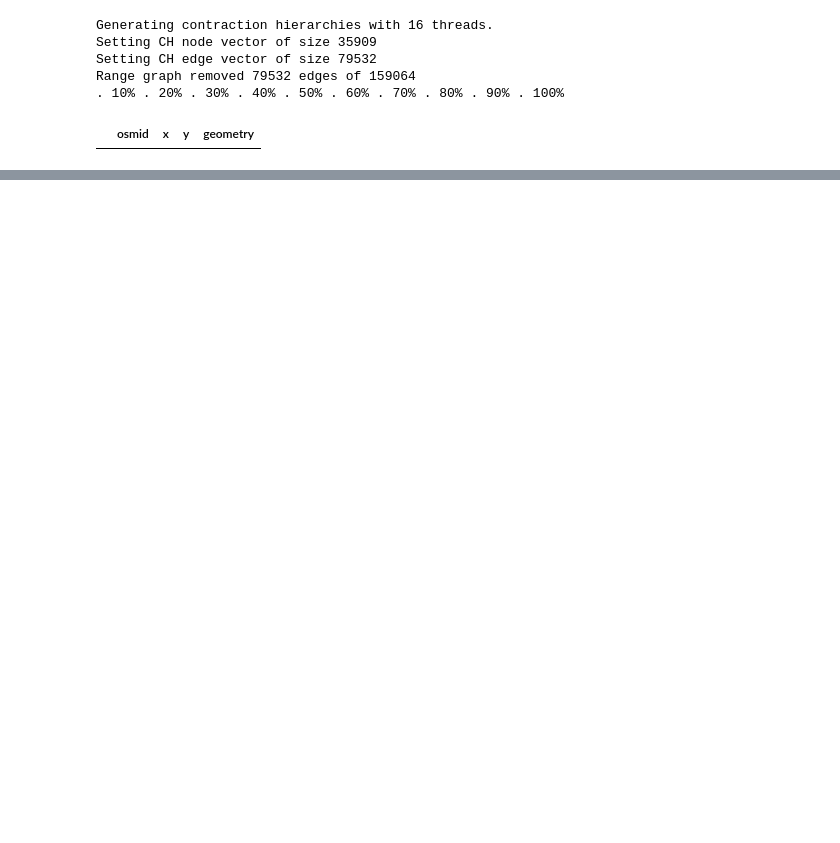
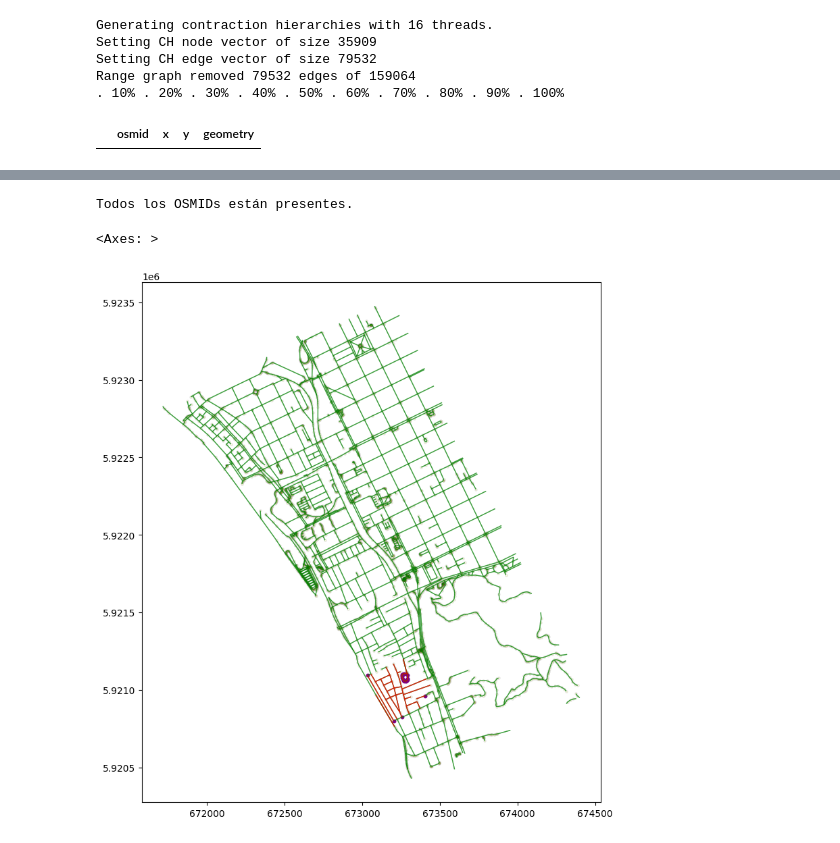
Before and after one commit to diegoalrv/clbb-io, a Jupyter notebook: notebooks/streets.ipynb, the cells around one changed output, grey strips where cells are left out. Cells and saved outputs as stored; diff of their text form; code cells hidden in the pictures; blank space fills up the shorter version.

Commit message:
heatmaps, plates combination, exporting maps OK

```diff
--- a/notebooks/streets.ipynb
+++ b/notebooks/streets.ipynb
@@ -183,0 +296,20 @@ nodes[~((nodes['osmid'].isin(edges['from']))|(nodes['osmid'].isin(edges['to'])))
+# %%
+plates = gpd.read_file('/app/assets/plates/all')
+area = gpd.read_file('/app/assets/area_scope')
+area = area[['geometry']].to_crs(32718)
+actual_nodes, actual_edges, future_nodes, future_edges = load_data()
+dataset = load_data_dict()
+dataset = filter_data_dict(dataset, area)
+# %%
+# Suponiendo que nodes_df y edges_df son tus DataFrames de nodos y arcos
+nodes_osmid = set(future_nodes['osmid'])
+edges_from_to = set(future_edges['from']).union(set(future_edges['to']))
+
+# Verificar si todos los 'osmid' de edges están en nodes
+missing_osmids = edges_from_to - nodes_osmid
+if missing_osmids:
+    print(f"OSMIDs faltantes: {missing_osmids}")
+else:
+    print("Todos los OSMIDs están presentes.")
+# %% [output]
+Todos los OSMIDs están presentes.
@@ -183,0 +341,49 @@ nodes[~((nodes['osmid'].isin(edges['from']))|(nodes['osmid'].isin(edges['to'])))
+# %%
+def get_df(dataset, time='actual', var='nodes'):
+    return dataset[time][var]
+def get_df_plate(dataset, time='actual', var='nodes', plate_id='1'):
+    df = get_df(dataset, time, var)
+    return df[df['plate_id']==plate_id]
+
+plate_id = 7
+
+nodes_res = pd.concat([
+    dataset['actual']['nodes'].loc[dataset['actual']['nodes']['plate_id']!=plate_id],
+    dataset['future']['nodes'].loc[dataset['future']['nodes']['plate_id']==plate_id],
+    ]
+)
+edges_res = pd.concat([
+    dataset['actual']['edges'].loc[dataset['actual']['edges']['plate_id']!=plate_id],
+    dataset['future']['edges'].loc[dataset['future']['edges']['plate_id']==plate_id],
+    ]
+)
+
+original_nodes = nodes_res.copy()
+
+edges_plate = get_df_plate(dataset, plate_id=plate_id, var='edges', time='future')
+
+def calc_nodes_to_fix(nodes_res, edges_plate):
+    nodes_in_edges = pd.concat([
+        edges_plate[['from']].rename(columns={'from':'osmid'}),
+        edges_plate[['to']].rename(columns={'to':'osmid'}),
+        ])
+    current_nodes_set = nodes_res.copy()
+    current_nodes_set['osmid'] = current_nodes_set['osmid'].astype(int)
+    nodes_to_fix = nodes_in_edges[~nodes_in_edges['osmid'].isin(current_nodes_set['osmid'])]
+    nodes_to_fix.drop_duplicates(inplace=True)
+    nodes_to_fix = pd.merge(nodes_to_fix, get_df(dataset, time='future'), on='osmid')
+    nodes_to_fix = gpd.GeoDataFrame(data=nodes_to_fix.drop(columns='geometry'), geometry=nodes_to_fix['geometry'])
+    return nodes_to_fix
+
+plate_id = 7
+
+nodes_to_fix = calc_nodes_to_fix(nodes_res, edges_plate)
+
+fig,ax = plt.subplots(figsize=(10,10))
+edges_res.plot(ax=ax, color='green', linewidth=1, alpha=0.5)
+nodes_res.plot(ax=ax, markersize=5, color='yellow', edgecolor='black', alpha=0.1)
+nodes_to_fix.plot(ax=ax, color='purple', markersize=10)
+edges_res[edges_res['plate_id']==plate_id].plot(ax=ax, linewidth=1, alpha=0.5,color='red')
+# %% [output]
+<Axes: >
+[figure, added]
```
Also changed, not shown: parts of 19 cells of this notebook, 23 other files.
